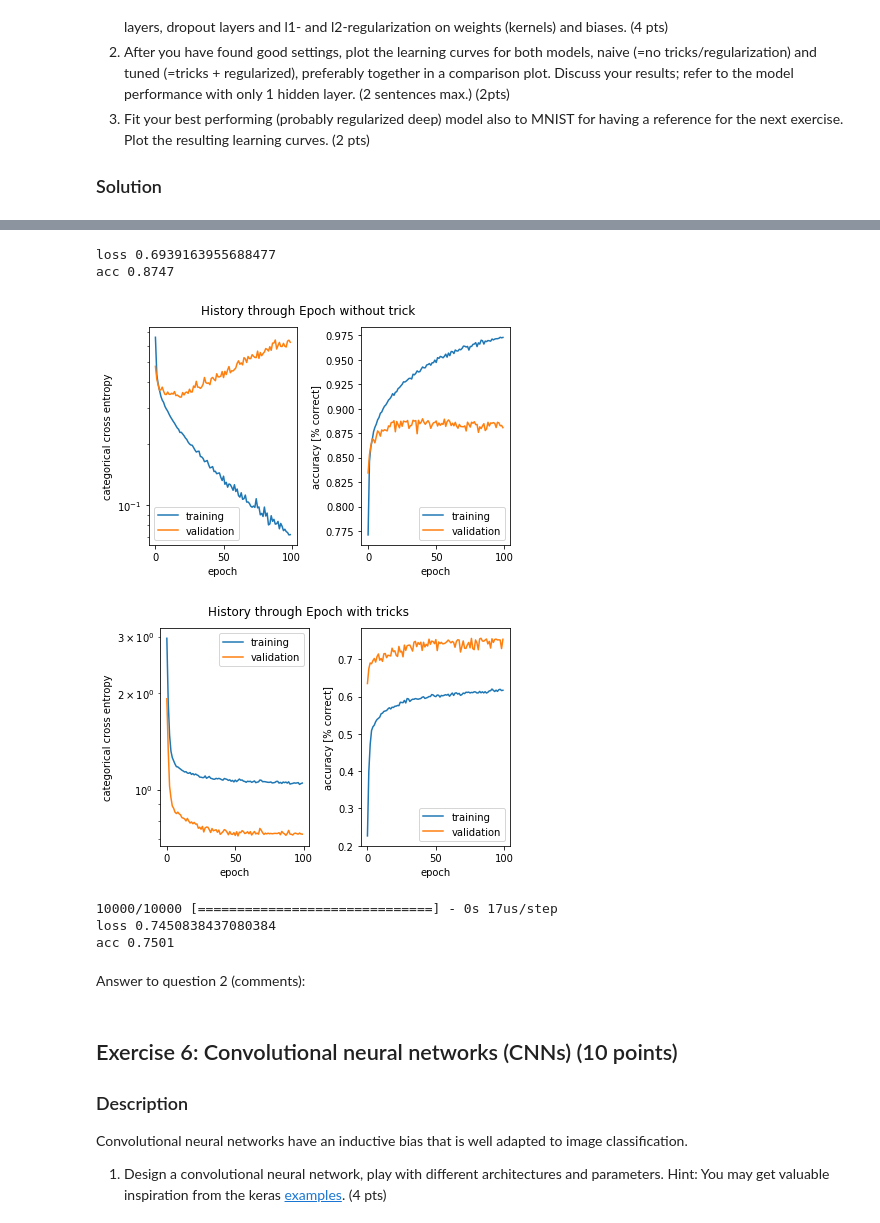
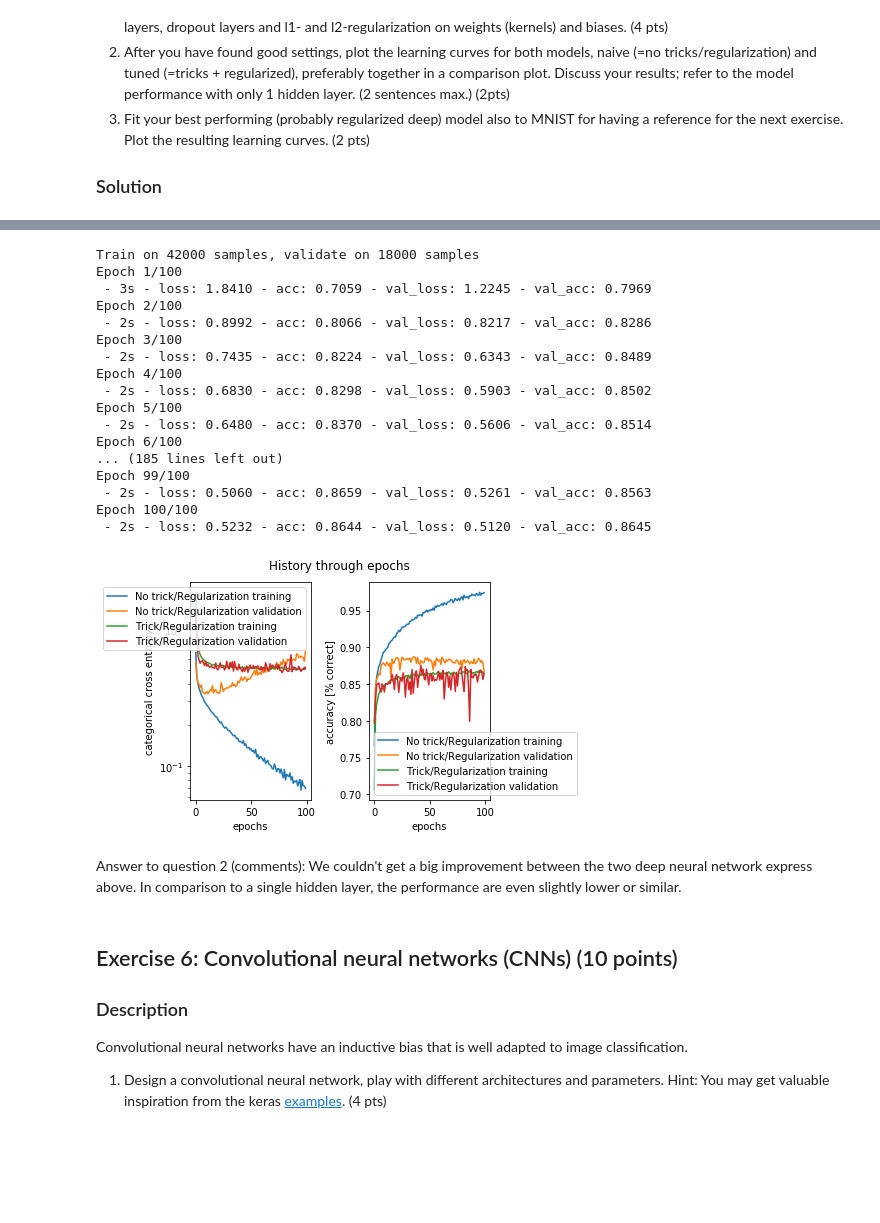
Before and after one commit to Guilhem74/EPFL_Artificial_Neural_Networks, a Jupyter notebook: miniproject1_ANN_Pi.ipynb, the cells around one changed output, grey strips where cells are left out. Saved outputs shown, nothing was run; the diff lists cells and outputs as text; code cells hidden in the pictures; blank space fills up the shorter version.

```diff
--- a/miniproject1_ANN_Pi.ipynb
+++ b/miniproject1_ANN_Pi.ipynb
@@ -559,7 +559,6 @@ Adding hidden layers to a deep network does not necessarily lead to a straight-f
 
 ### Solution
 # %%
-history_hidden_neurons_array = []
 model_ex5 = Sequential([
     Dense(50, input_shape=(784,)),
     Activation('relu'),
@@ -576,7 +575,6 @@ model_ex5.compile(optimizer=sgd,
               loss='categorical_crossentropy',
               metrics=['accuracy'])
 
-history_hidden_neurons = model_ex5.fit(x_fashion_train, y_fashion_train,validation_split=0.30, epochs=100, batch_size = minibatch_size,verbose=0)
-history_hidden_neurons_array.append(history_hidden_neurons)
-#Title=  "History through Epoch"
-#plot_history(history_hidden_neurons,Title);
+history_hidden_neurons_1 = model_ex5.fit(x_fashion_train, y_fashion_train,validation_split=0.30, epochs=100, batch_size = minibatch_size,verbose=0)
+Title=  "History through Epoch, Model with 2 hidden layers"
+plot_history(history_hidden_neurons_1,Title);
@@ -591,60 +589,51 @@ output = model_ex5.predict(x_fashion_test, batch_size=minibatch_size)
-# %%
-
-print(model_ex5.metrics_names[0], score[0])
-
-print(model_ex5.metrics_names[1], score[1])
-# %% [output]
-loss 0.6939163955688477
-acc 0.8747
 # %%
-
-
 model_ex5_2 = Sequential([
-    Dense(50, input_shape=(784,)),
+    Dense(50, input_shape=(784,),kernel_regularizer=regularizers.l2(0.001)),
     BatchNormalization(),
     Activation('relu'),
-    Dropout(0.7),
-    Dense(50,kernel_regularizer=regularizers.l2(0.01)),
+    Dropout(0.2),
+    Dense(50,kernel_regularizer=regularizers.l1(0.004)),
     BatchNormalization(),
     Activation('relu'),
-    Dropout(0.7),
-    Dense(50,kernel_regularizer=regularizers.l2(0.01)),
+    Dropout(0.2),
+    Dense(50),
     BatchNormalization(),
     Activation('relu'),
-    Dropout(0.7),
+    Dropout(0.2),
     Dense(10),
+    BatchNormalization(),
     Activation('softmax'),
 ])
 
 adam=keras.optimizers.Adam()
 model_ex5_2.compile(optimizer=adam,
               loss='categorical_crossentropy',
               metrics=['accuracy'])
 
-history_hidden_neurons = model_ex5_2.fit(x_fashion_train, y_fashion_train,validation_split=0.30, epochs=100, batch_size = minibatch_size,verbose=0)
-history_hidden_neurons_array.append(history_hidden_neurons)
-Title1 =  "History through Epoch without trick"
-Title2 =  "History through Epoch with tricks"
-Title_array = [Title1,Title2]
-plot_history(history_hidden_neurons_array[0],Title_array[0]);
-plot_history(history_hidden_neurons_array[1],Title_array[1]);
+history_hidden_neurons_2 = model_ex5_2.fit(x_fashion_train, y_fashion_train,validation_split=0.30, epochs=100, batch_size = minibatch_size,verbose=2)
+comparison_plot(history_hidden_neurons_1, history_hidden_neurons_2, 'No trick/Regularization', 'Trick/Regularization', 'History through epochs');
 # %% [output]
+Train on 42000 samples, validate on 18000 samples
+Epoch 1/100
+ - 3s - loss: 1.8410 - acc: 0.7059 - val_loss: 1.2245 - val_acc: 0.7969
+Epoch 2/100
+ - 2s - loss: 0.8992 - acc: 0.8066 - val_loss: 0.8217 - val_acc: 0.8286
+Epoch 3/100
+ - 2s - loss: 0.7435 - acc: 0.8224 - val_loss: 0.6343 - val_acc: 0.8489
+Epoch 4/100
+ - 2s - loss: 0.6830 - acc: 0.8298 - val_loss: 0.5903 - val_acc: 0.8502
+Epoch 5/100
+ - 2s - loss: 0.6480 - acc: 0.8370 - val_loss: 0.5606 - val_acc: 0.8514
+Epoch 6/100
+... (185 lines left out)
+Epoch 99/100
+ - 2s - loss: 0.5060 - acc: 0.8659 - val_loss: 0.5261 - val_acc: 0.8563
+Epoch 100/100
+ - 2s - loss: 0.5232 - acc: 0.8644 - val_loss: 0.5120 - val_acc: 0.8645
-[figure, old version]
+[figure, new version]
-[figure, removed]
-# %%
-score = model_ex5_2.evaluate(x_fashion_test, y_fashion_test, batch_size=minibatch_size)
-
-output = model_ex5_2.predict(x_fashion_test, batch_size=minibatch_size)
-
-print(model_ex5_2.metrics_names[0], score[0])
-
-print(model_ex5_2.metrics_names[1], score[1])
-# %% [output]
-10000/10000 [==============================] - 0s 17us/step
-loss 0.7450838437080384
-acc 0.7501
-# %% [markdown]
-Answer to question 2 (comments):
+# %% [markdown]
+Answer to question 2 (comments): We couldn't get a big improvement between the two deep neural network express above.
+In comparison to a single hidden layer, the performance are even slightly lower or similar.
 # %% [markdown]
 ## Exercise 6: Convolutional neural networks (CNNs) (10 points)
 
```
Also changed, not shown: parts of 6 cells of this notebook.
